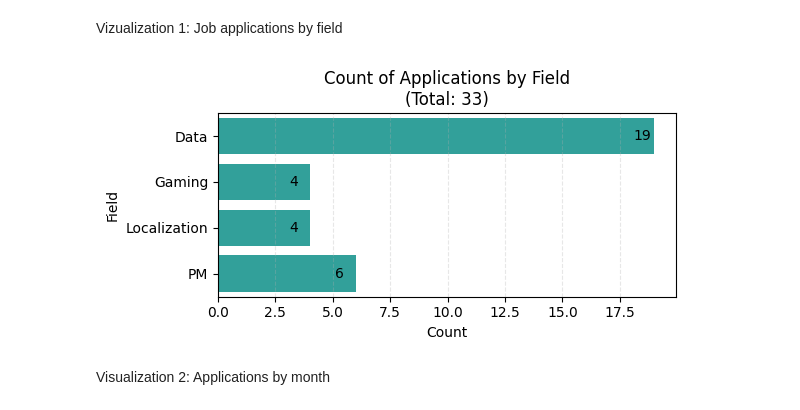
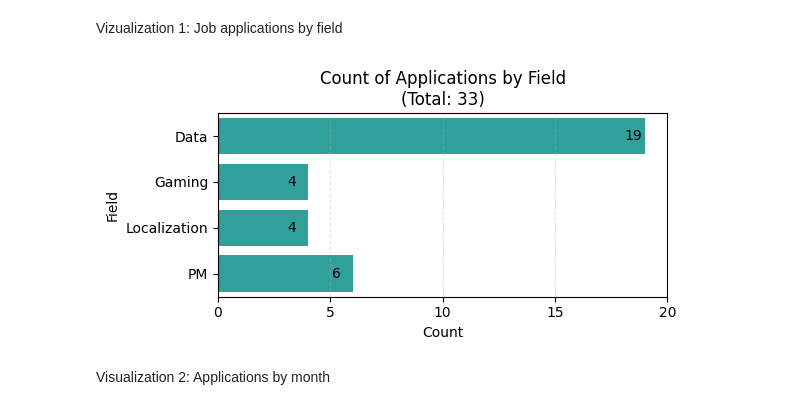
Before and after one commit to KTuzar/Job_Hunting_Project, a Jupyter notebook: JobHunting_GitHub.ipynb, the cells around one changed output. Drawn from its saved outputs; the diff is of its cells as text; code cells hidden in the pictures.

```diff
--- a/JobHunting_GitHub.ipynb
+++ b/JobHunting_GitHub.ipynb
@@ -99,19 +99,20 @@ Vizualization 1: Job applications by field
 # %%
 # new series to be plotted
 field = applications['FIELD']
 
 plt.figure(figsize=(6, 3))
 ax = sns.countplot(field, color='lightseagreen')
 
 ax.set(xlabel="Count", ylabel="Field", title=f"Count of Applications by Field\n(Total: {applications['FIELD'].count()})")
 ax.bar_label(ax.containers[0], padding=-15)
+plt.xticks(range(0, 25, 5))
 
 plt.grid(axis='x', linestyle="--", alpha=0.3)
 plt.tight_layout()
 plt.savefig('jobs_field.png')
 plt.show()
 # %% [output]
-[figure, old version]
+[figure, new version]
 # %% [markdown]
 Visualization 2: Applications by month
 # %%
```
Also changed, not shown: parts of 1 cell of this notebook.
